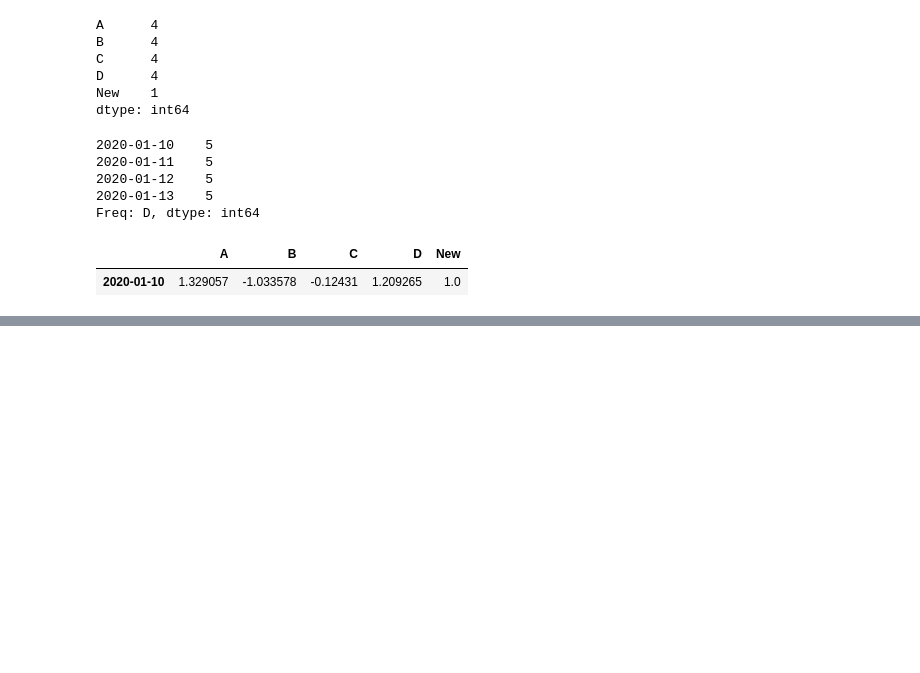
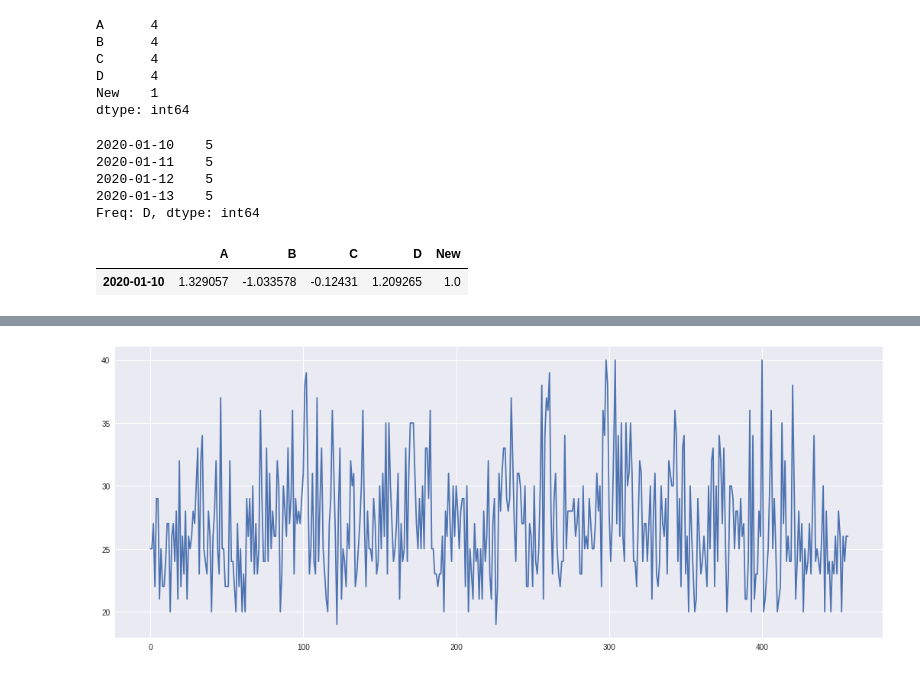
Before and after one commit to CarlosLeandro09/Radiology, a Jupyter notebook: Um_pouco_de_Pandas.ipynb, the cells around one changed output, grey strips where cells are left out. Drawn from its saved outputs; the diff is of its cells as text; code cells hidden in the pictures; blank space fills up the shorter version.

```diff
--- a/Um_pouco_de_Pandas.ipynb
+++ b/Um_pouco_de_Pandas.ipynb
@@ -645,0 +711,6 @@ df13
+# %%
+#Outro jeito
+df14.Age.plot()
+plt.show()
+# %% [output]
+[figure, added]
```
Also changed, not shown: parts of 13 cells of this notebook.
